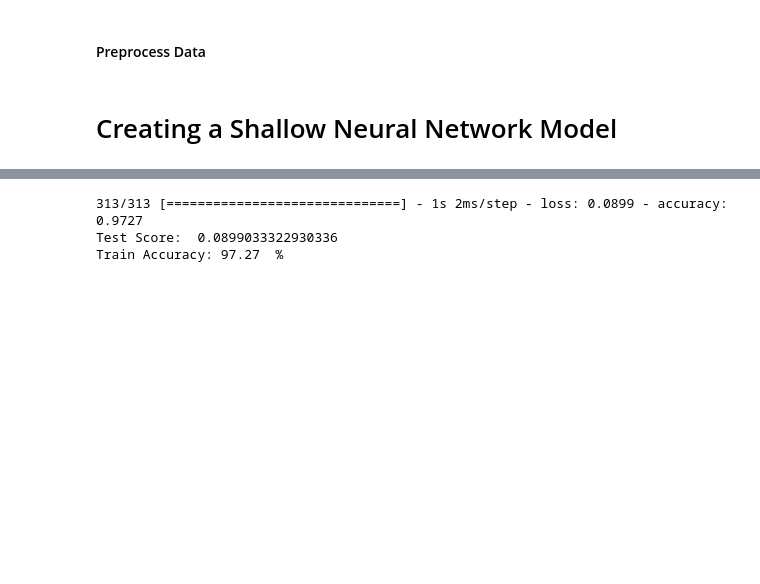
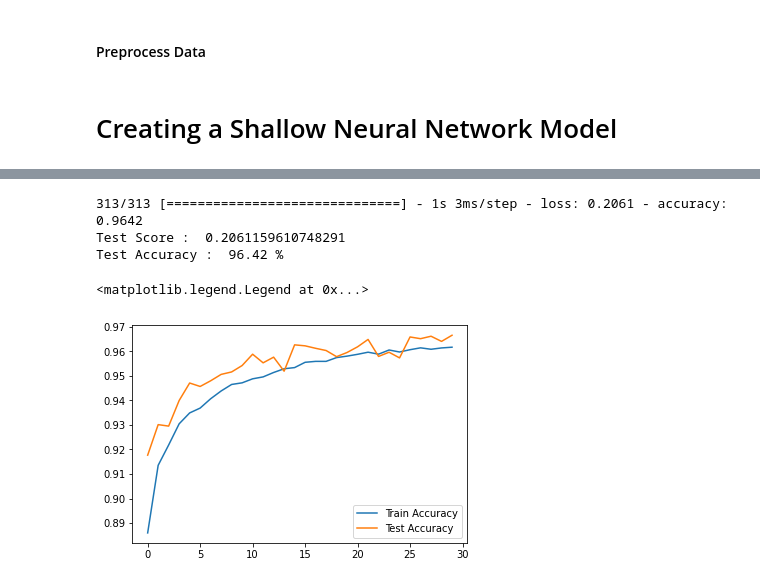
Before and after one commit to Rujul-Patel/Data-Science-and-ML, a Jupyter notebook: Deep-Learning/MNIST_Handwritten_Digits.ipynb, the cells around one changed output, grey strips where cells are left out. Cells and saved outputs as stored; diff of their text form; code cells hidden in the pictures; blank space fills up the shorter version.

```diff
--- a/Deep-Learning/MNIST_Handwritten_Digits.ipynb
+++ b/Deep-Learning/MNIST_Handwritten_Digits.ipynb
@@ -88,8 +84,15 @@ Wall time: 10min 56s
 # %%
-score, acc = model_shallow.evaluate(X_test,y_test)
-print('Test Score: ',score)
-print('Train Accuracy:', round((acc*100),2)," %")
+score, acc = shallow_model.evaluate(X_test,y_test)
+print('Test Score : ',score)
+print('Test Accuracy : ',round((acc*100),2),"%")
 # %% [output]
-313/313 [==============================] - 1s 2ms/step - loss: 0.0899 - accuracy: 0.9727
-Test Score:  0.0899033322930336
-Train Accuracy: 97.27  %
+313/313 [==============================] - 1s 3ms/step - loss: 0.2061 - accuracy: 0.9642
+Test Score :  0.2061159610748291
+Test Accuracy :  96.42 %
+# %%
+plt.plot(history.history['accuracy'],label='Train Accuracy')
+plt.plot(history.history['val_accuracy'],label='Test Accuracy')
+plt.legend()
+# %% [output]
+<matplotlib.legend.Legend at 0x...>
+[figure, added]
```
Also changed, not shown: parts of 12 cells of this notebook.
